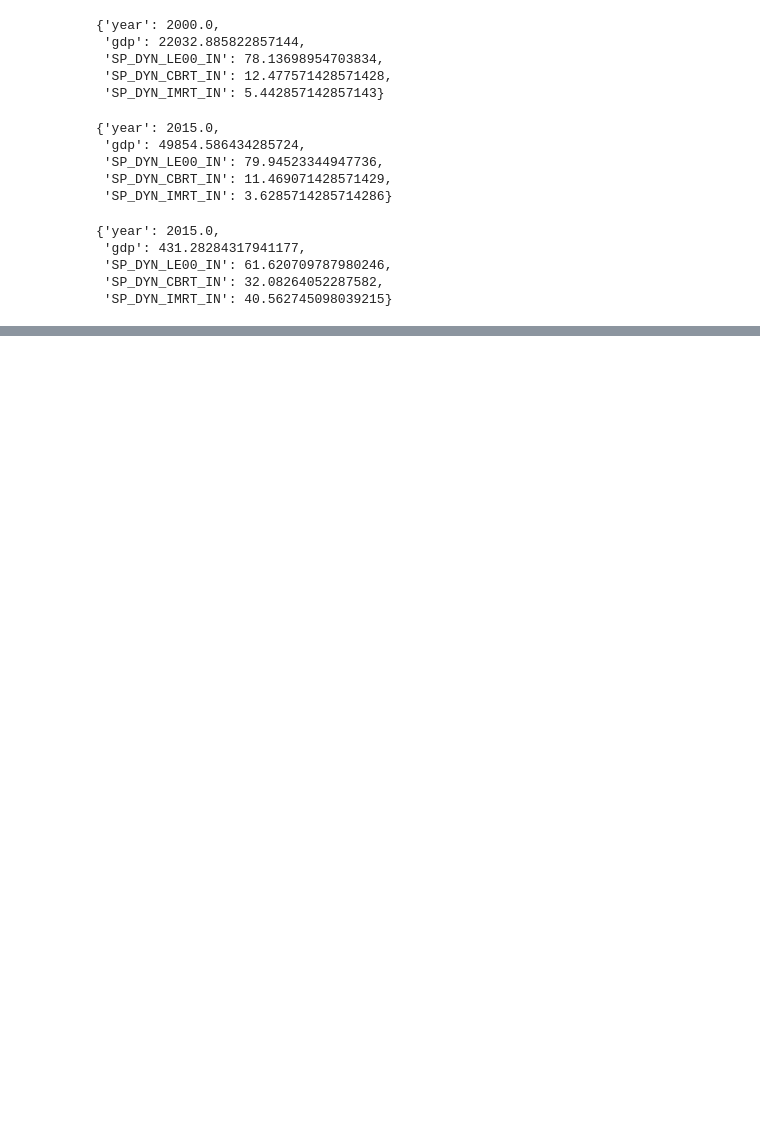
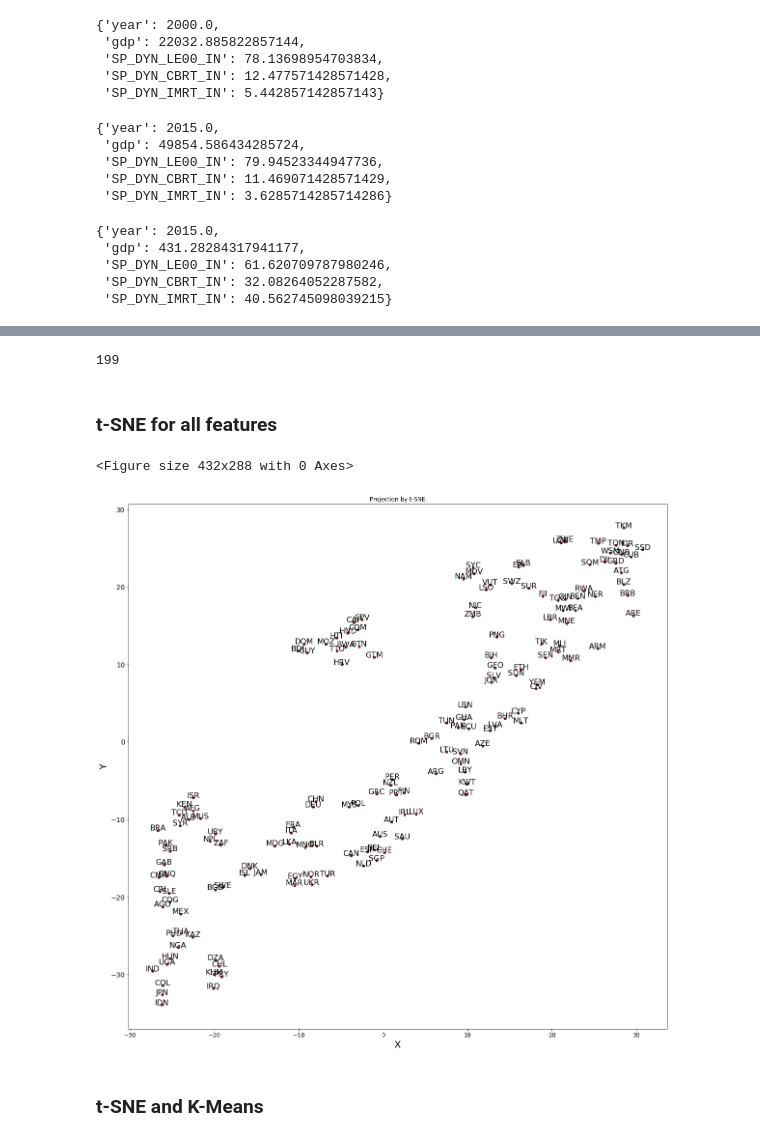
Before and after one commit to greg9702/Data-mining, a Jupyter notebook: Data_ming.ipynb, the cells around one changed output, grey strips where cells are left out. Saved outputs shown, nothing was run; the diff lists cells and outputs as text; code cells hidden in the pictures; blank space fills up the shorter version.

```diff
--- a/Data_ming.ipynb
+++ b/Data_ming.ipynb
@@ -1291,0 +1350,6 @@ plt.show()
+# %%
+df = df[df['year'] == 2014]
+# %%
+data = df.drop(['country', 'country_code', 'year', 'SP_URB_TOTL'], axis=1)
+# %%
+labels = df['country_code']
@@ -1291,0 +1366,34 @@ plt.show()
+# %%
+print(len(data.columns))
+# %% [output]
+199
+# %% [markdown]
+### t-SNE for all features
+# %%
+from sklearn.manifold import TSNE
+
+tsne = TSNE(metric='euclidean', perplexity=10)
+X_tsne = tsne.fit_transform(data)
+
+tsne_df = pd.DataFrame(data = X_tsne[:,:2],
+                          columns = ['X', 'Y'])
+# %%
+plt.figure()
+plt.figure(figsize=(20,20))
+plt.xticks(fontsize=12)
+plt.yticks(fontsize=14)
+plt.xlabel('X',fontsize=20)
+plt.ylabel('Y',fontsize=20)
+plt.title("Visuzalization of Dataset",fontsize=20)
+
+x = tsne_df.iloc[:,0]
+y = tsne_df.iloc[:,1]
+plt.scatter(x, y, c="red", s=20, edgecolor='k')
+plt.title("Projection by t-SNE")
+for i, txt in enumerate(labels):
+    plt.annotate(txt, (x[i], y[i]),ha='center',size=16)
+# %% [output]
+<Figure size 432x288 with 0 Axes>
+[figure, added]
+# %% [markdown]
+### t-SNE and K-Means
```
Also changed, not shown: parts of 52 cells of this notebook, 1 other file.
